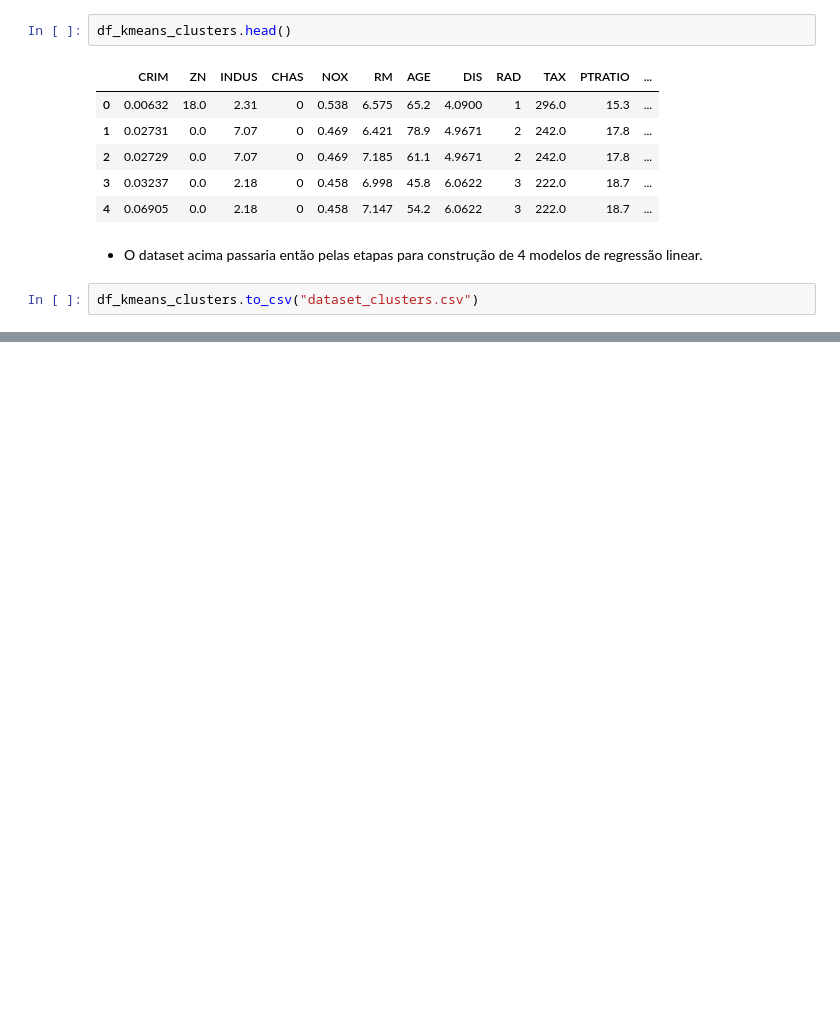
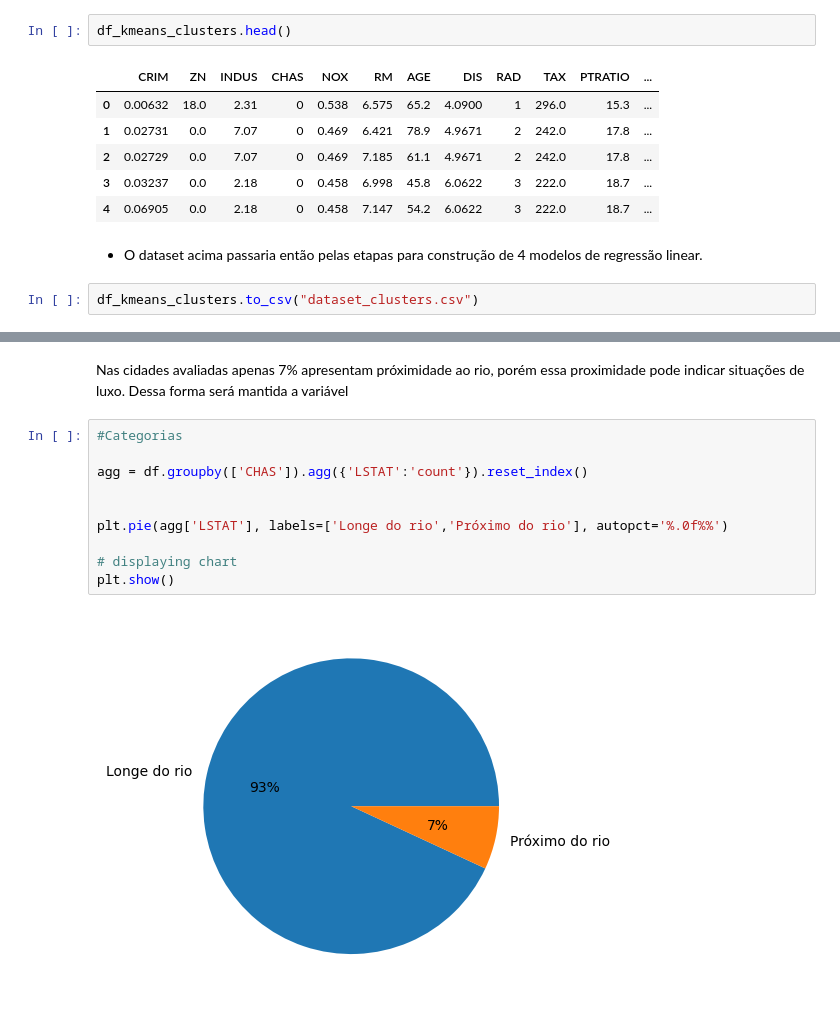
Before and after one commit to VKLac/ia_industria_task3, a Jupyter notebook: Clustering.ipynb, the cells around one changed output, grey strips where cells are left out. Drawn from its saved outputs; the diff is of its cells as text; blank space fills up the shorter version.

```diff
--- a/Clustering.ipynb
+++ b/Clustering.ipynb
@@ -199,0 +246,14 @@ df_kmeans_clusters.to_csv("dataset_clusters.csv")
+# %% [markdown]
+Nas cidades avaliadas apenas 7% apresentam próximidade ao rio, porém essa proximidade pode indicar situações de luxo. Dessa forma será mantida a variável
+# %%
+#Categorias
+
+agg = df.groupby(['CHAS']).agg({'LSTAT':'count'}).reset_index()
+
+
+plt.pie(agg['LSTAT'], labels=['Longe do rio','Próximo do rio'], autopct='%.0f%%')
+
+# displaying chart
+plt.show()
+# %% [output]
+[figure, added]
```
Also changed, not shown: parts of 50 cells of this notebook.
